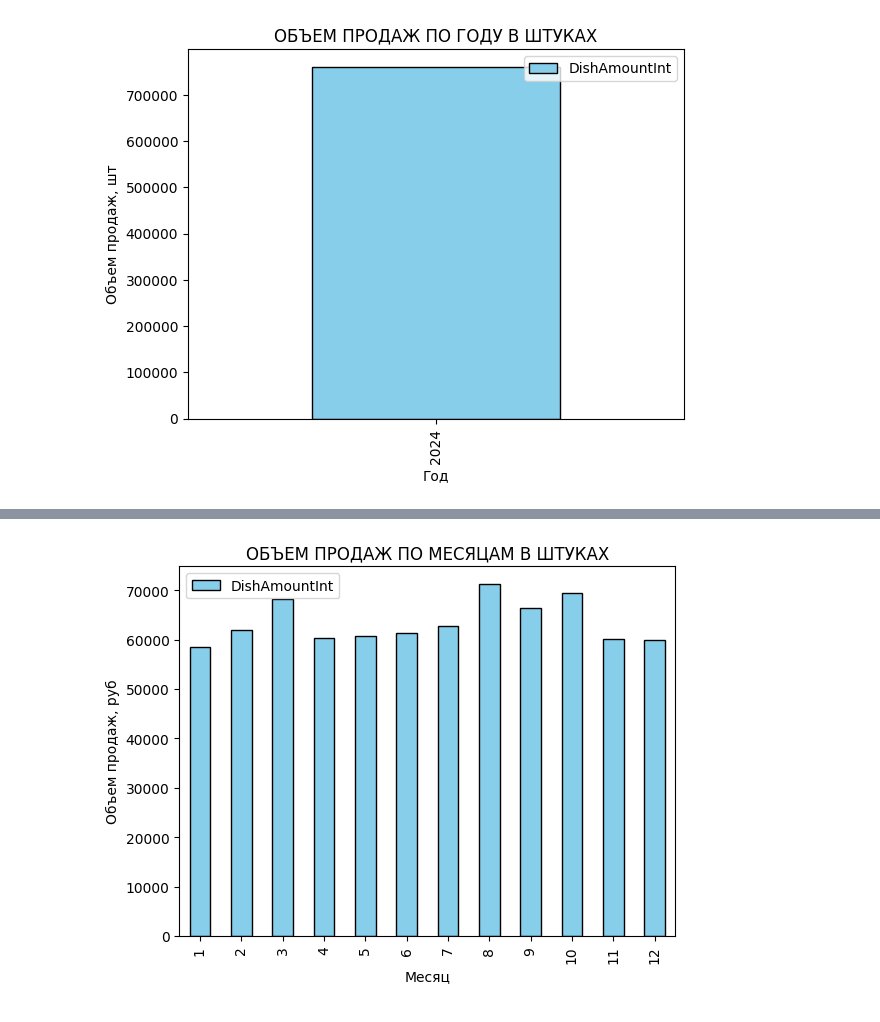
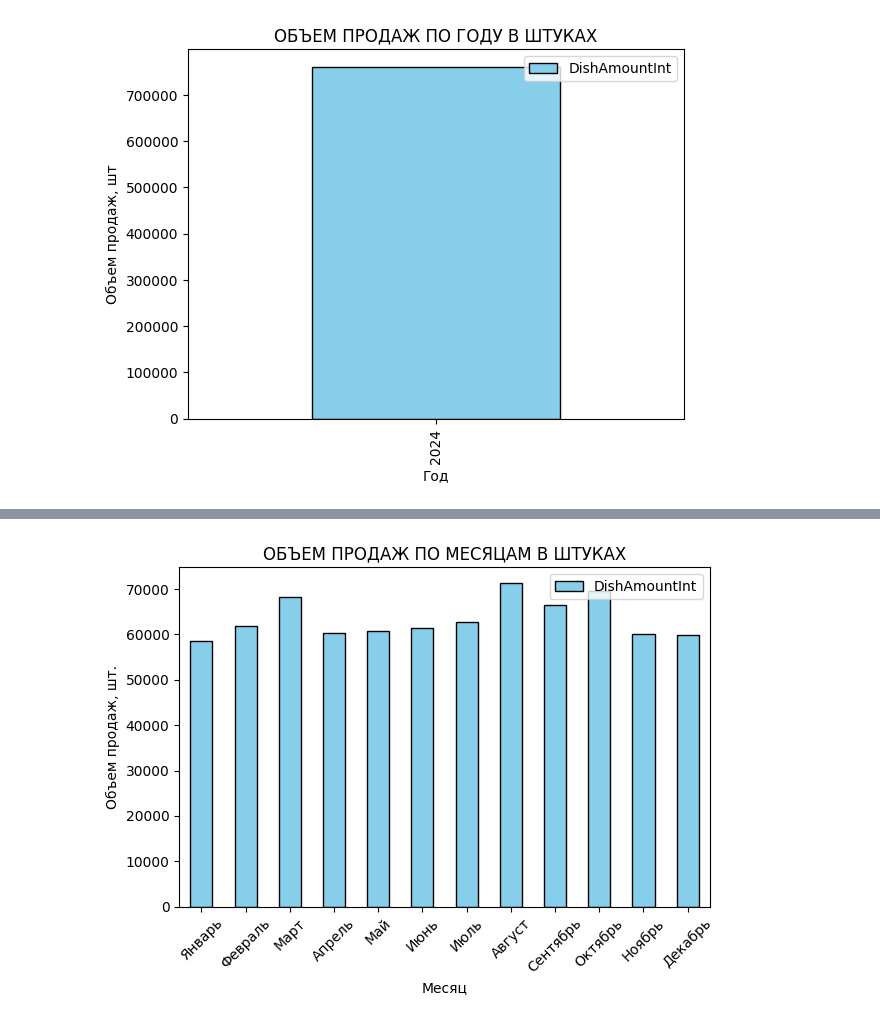
Before and after one commit to Maxxx-VS/Test_task, a Jupyter notebook: Sushi_test_task.ipynb, the cells around one changed output, grey strips where cells are left out. Saved outputs shown, nothing was run; the diff lists cells and outputs as text; code cells hidden in the pictures.

```diff
--- a/Sushi_test_task.ipynb
+++ b/Sushi_test_task.ipynb
@@ -57,7 +57,7 @@ print(path)
 # %%
 # Создаем датафрейм
 import pandas as pd
-df = pd.read_excel(path)
+df = pd.read_excel(path, index_col=None)
 # %%
 # Вывод структуры датафрейма
 df.info()
@@ -335,13 +337,19 @@ monty_list = {
+# %%
+months = ['Январь', 'Февраль', 'Март', 'Апрель', 'Май', 'Июнь',
+          'Июль', 'Август', 'Сентябрь', 'Октябрь', 'Ноябрь', 'Декабрь']
 # %%
 # Группировка данных по месяцам
-monty = df.groupby('Month')['DishAmountInt'].sum().reset_index()
+mon = df.groupby('Month')['DishAmountInt'].sum().reset_index()
 
 # Вывод гистограммы
-monty.plot(kind='bar', x='Month', y='DishAmountInt', color='skyblue', edgecolor='black')
-plt.bar()
+mon.plot(kind='bar', x='Month', y='DishAmountInt', color='skyblue', edgecolor='black')
+
+# Настройка отображения
 plt.title('ОБЪЕМ ПРОДАЖ ПО МЕСЯЦАМ В ШТУКАХ')
 plt.xlabel('Месяц')
-plt.ylabel('Объем продаж, руб')
+plt.ylabel('Объем продаж, шт.')
+plt.xticks(range(12), months, rotation=45)
+plt.tight_layout()
 plt.show()
 # %% [output]
-[figure, old version]
+[figure, new version]
```
Also changed, not shown: parts of 37 cells of this notebook.
